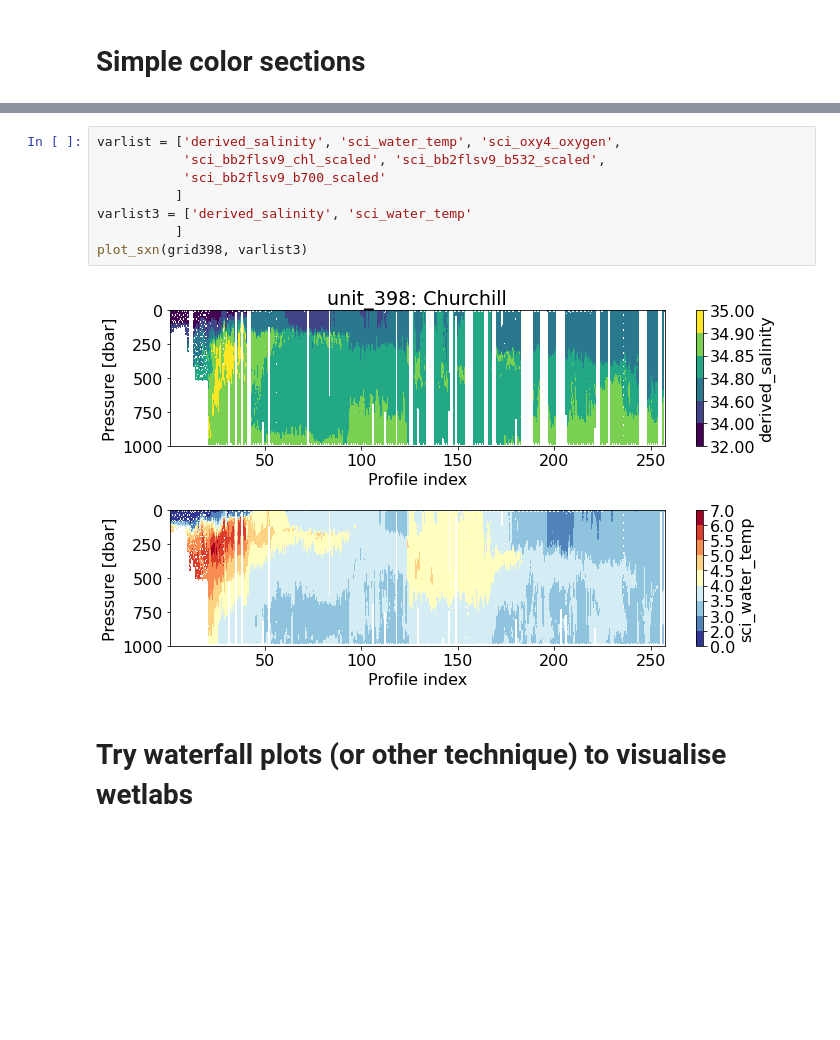
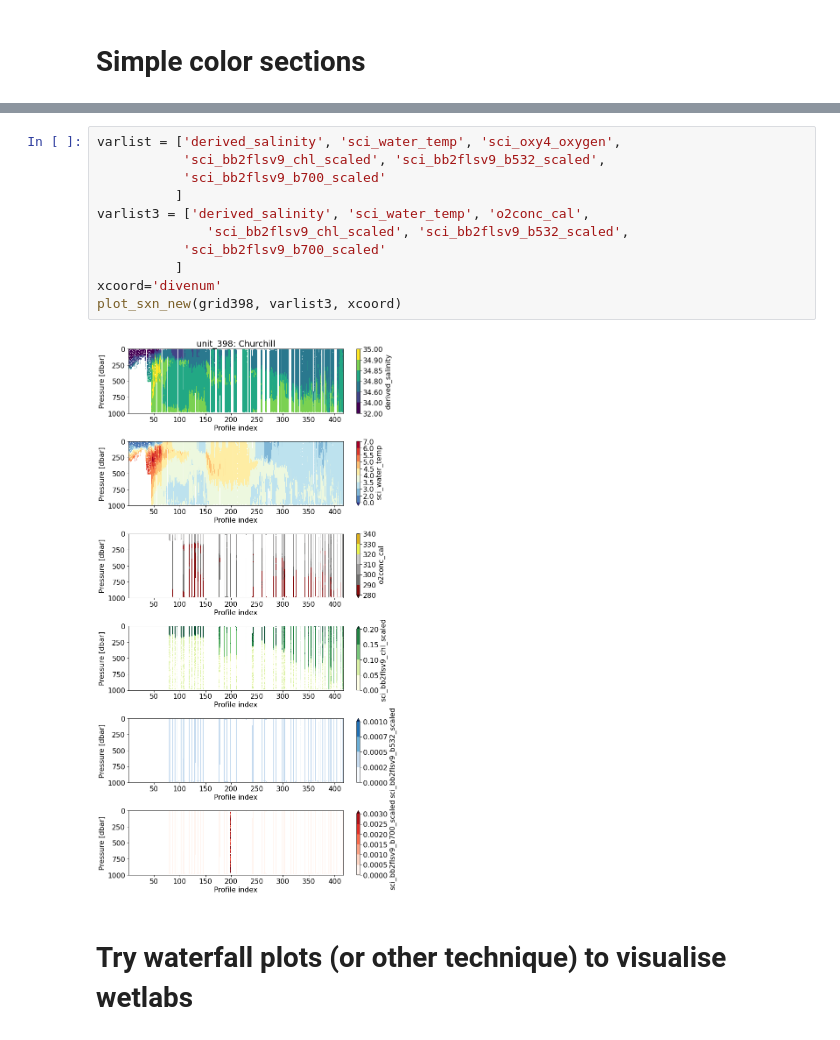
Before and after one commit to eleanorfrajka/c2_slocum, a Jupyter notebook: 02-code/04-visualise.ipynb, the cells around one changed output, grey strips where cells are left out. Drawn from its saved outputs; the diff is of its cells as text; blank space fills up the shorter version.

```diff
--- a/02-code/04-visualise.ipynb
+++ b/02-code/04-visualise.ipynb
@@ -147,13 +148,16 @@ plot_sxn(grid409, varlist2)
 # %%
 varlist = ['derived_salinity', 'sci_water_temp', 'sci_oxy4_oxygen',
            'sci_bb2flsv9_chl_scaled', 'sci_bb2flsv9_b532_scaled',
            'sci_bb2flsv9_b700_scaled'
           ]
-varlist3 = ['derived_salinity', 'sci_water_temp'
+varlist3 = ['derived_salinity', 'sci_water_temp', 'o2conc_cal',
+              'sci_bb2flsv9_chl_scaled', 'sci_bb2flsv9_b532_scaled',
+           'sci_bb2flsv9_b700_scaled'
           ]
-plot_sxn(grid398, varlist3)
+xcoord='divenum'
+plot_sxn_new(grid398, varlist3, xcoord)
 # %% [output]
-[figure, old version]
+[figure, new version]
 # %% [markdown]
 # Try waterfall plots (or other technique) to visualise wetlabs
 # %%
```
Also changed, not shown: parts of 13 cells of this notebook, 13 other files.
